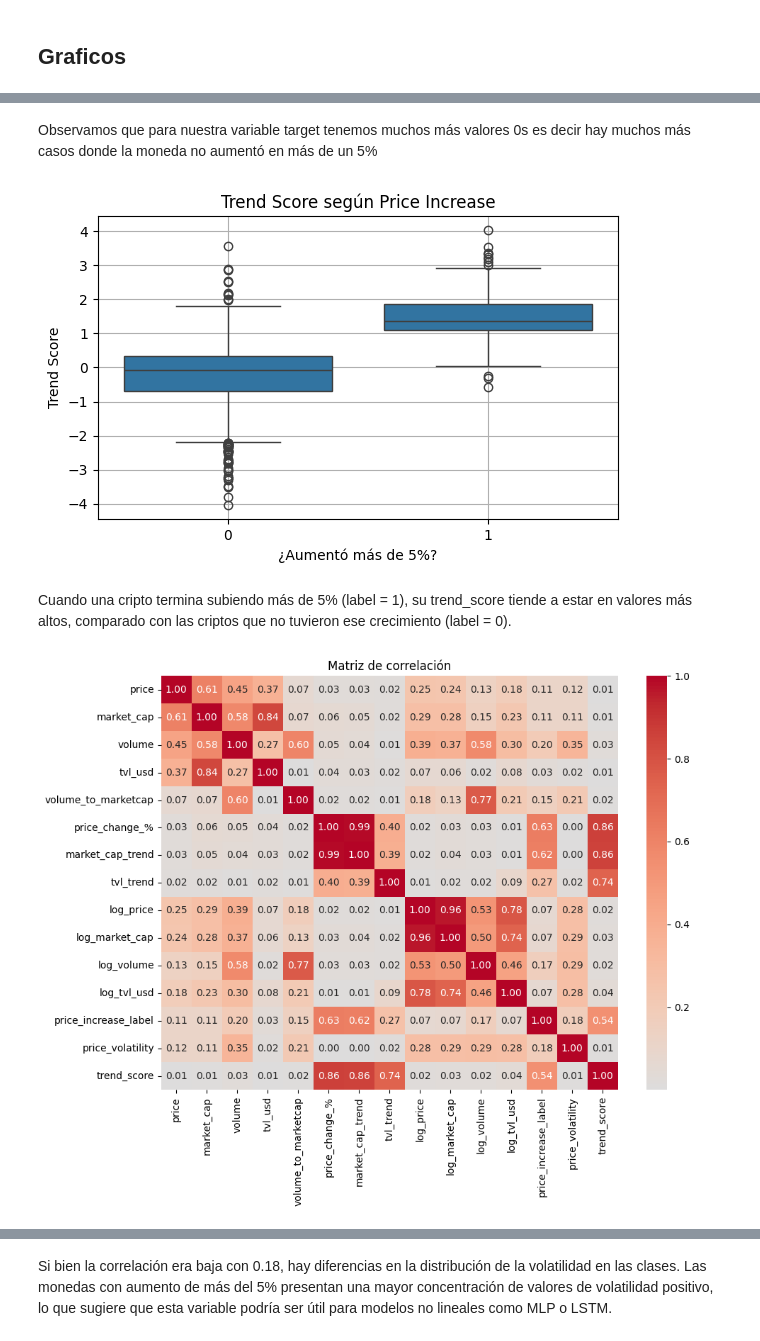
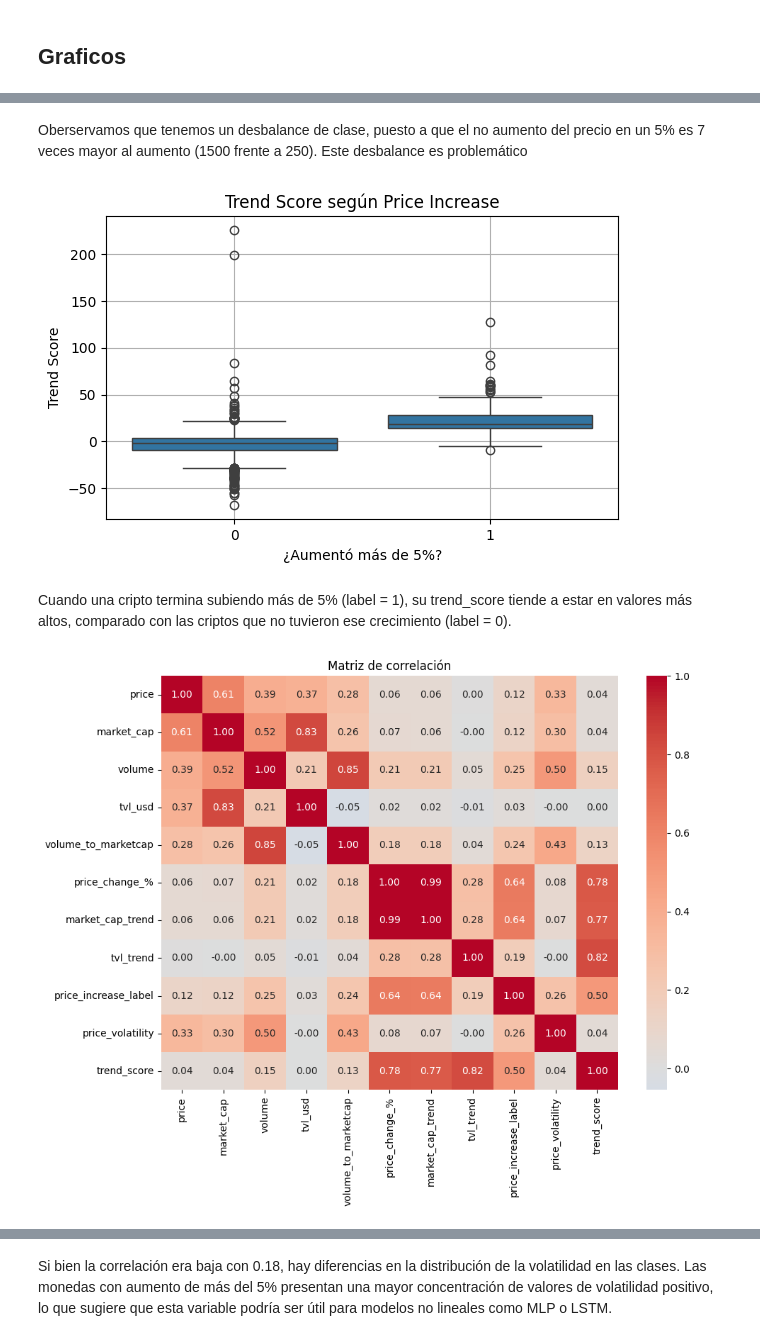
Before and after one commit to Turppie/TP-Machine-Learning, a Jupyter notebook: code/AdquisicionYPreprocesamiento.ipynb, the cells around one changed output, grey strips where cells are left out. Saved outputs shown, nothing was run; the diff lists cells and outputs as text; code cells hidden in the pictures.

Commit message:
feat: dividir el EDA en dos fases y agregar mas variables al pairplot

```diff
--- a/code/AdquisicionYPreprocesamiento.ipynb
+++ b/code/AdquisicionYPreprocesamiento.ipynb
@@ -304,5 +306,5 @@ Borramos la columna narrative ya que no aporta nada al modelo
 todos los valores son "desconocido"
 '''
 
-data.drop(columns=["narrative"],inplace=True)
+eda_data.drop(columns=["narrative"],inplace=True)
 # %%
@@ -402,21 +452,21 @@ Este será tu target para clasificación, donde etiquetas si un token tuvo un in
 de precio superior a cierto umbral.
 '''
 # Etiqueta si el precio sube más de 5% al día
-data["price_increase_label"] = (data["price_change_%"] > 5).astype(int)
+eda_data["price_increase_label"] = (eda_data["price_change_%"] > 5).astype(int)
 # %%
 '''
 Mide cuán volátil ha sido el precio en los últimos días. Vamos con 7 días como ejemplo
 '''
 # Convertir fecha a datetime para poder agrupar correctamente
-data["date"] = pd.to_datetime(data["date"])
+eda_data["date"] = pd.to_datetime(eda_data["date"])
 
 # Calcular rolling std por token (ventana de 7 días)
-data = data.sort_values(by=["token", "date"])
-data["price_volatility"] = data.groupby("token")["price"].transform(lambda x: x.pct_change().rolling(window=7).std())
+eda_data = eda_data.sort_values(by=["token", "date"])
+eda_data["price_volatility"] = eda_data.groupby("token")["price"].transform(lambda x: x.pct_change().rolling(window=7).std())
 # %%
 # Suma simple de señales de impulso
-data["trend_score"] = (
-    data["price_change_%"].fillna(0) +
-    data["market_cap_trend"].fillna(0) +
-    data["tvl_trend"].fillna(0)
+eda_data["trend_score"] = (
+    eda_data["price_change_%"].fillna(0) +
+    eda_data["market_cap_trend"].fillna(0) +
+    eda_data["tvl_trend"].fillna(0)
 )
@@ -460,9 +489,9 @@ plt.show()
 # %% [markdown]
-Observamos que para nuestra variable target tenemos muchos más valores 0s es decir hay muchos más casos donde la moneda no aumentó en más de un 5%
+Oberservamos que tenemos un desbalance de clase, puesto a que el no aumento del precio en un 5% es 7 veces mayor al aumento (1500 frente a 250). Este desbalance es problemático
 # %%
 # 2. Trend Score vs Price Increase Label
 plt.figure(figsize=(6, 4))
-sns.boxplot(x="price_increase_label", y="trend_score", data=data_scaled)
+sns.boxplot(x="price_increase_label", y="trend_score", data=eda_data)
 plt.title("Trend Score según Price Increase")
 plt.xlabel("¿Aumentó más de 5%?")
 plt.ylabel("Trend Score")
@@ -470,16 +499,16 @@ plt.grid(True)
 plt.tight_layout()
 plt.show()
 # %% [output]
-[figure, old version]
+[figure, new version]
 # %% [markdown]
 Cuando una cripto termina subiendo más de 5% (label = 1), su trend_score tiende a estar en valores más altos, comparado con las criptos que no tuvieron ese crecimiento (label = 0).
 # %%
 # 3. Volatilidad vs Price Increase Label
 plt.figure(figsize=(10, 8))
-corr = data_scaled.select_dtypes(include="number").corr()
+corr = eda_data.select_dtypes(include="number").corr()
 sns.heatmap(corr, annot=True, fmt=".2f", cmap="coolwarm", center=0)
 plt.title("Matriz de correlación")
 plt.tight_layout()
 plt.show()
 # %% [output]
-[figure, old version]
+[figure, new version]
```
Also changed, not shown: parts of 31 cells of this notebook.
